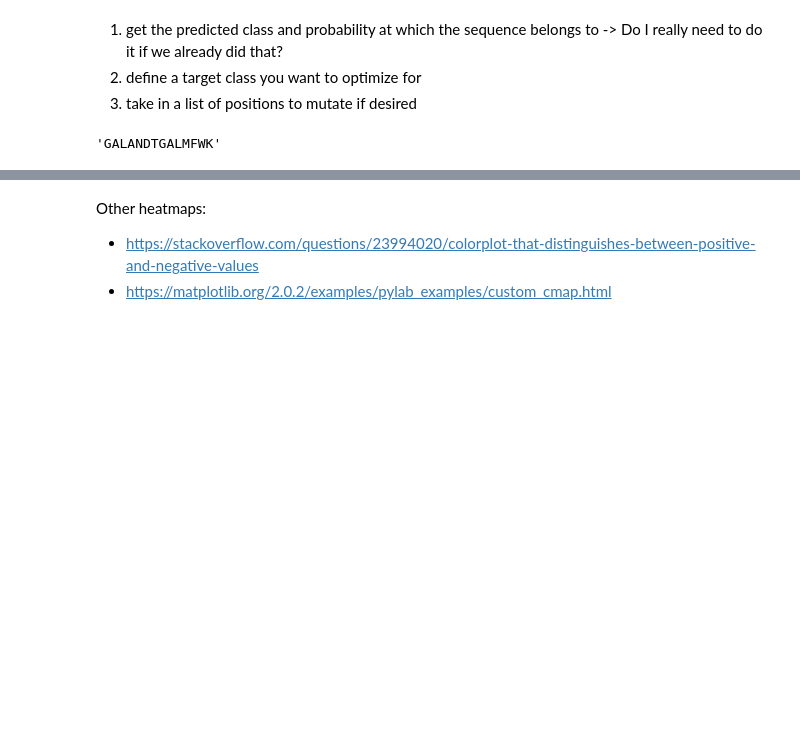
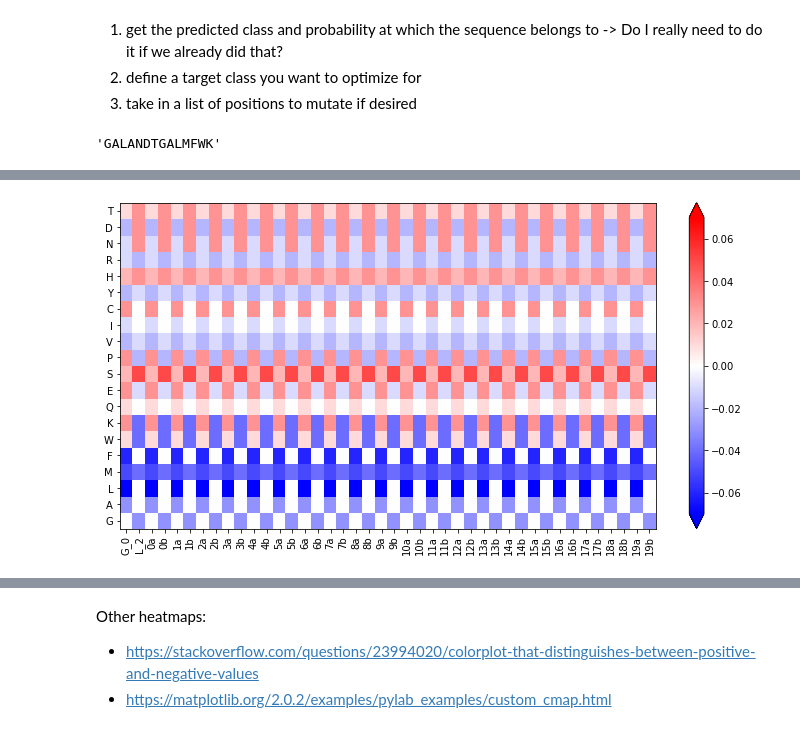
Before and after one commit to Lean-Mean-Protein-Machine-Learning/LMPM, a Jupyter notebook: notebooks/Improving_secretion_score.ipynb, the cells around one changed output, grey strips where cells are left out. Cells and saved outputs as stored; diff of their text form; code cells hidden in the pictures; blank space fills up the shorter version.

```diff
--- a/notebooks/Improving_secretion_score.ipynb
+++ b/notebooks/Improving_secretion_score.ipynb
@@ -158,0 +161,5 @@ dats-initial_score
+# %%
+data2 = dats.copy()
+for i in range(0,20):
+    data2[str(i)+'a'] = dats['G_0']
+    data2[str(i)+'b'] = dats['L_2']
@@ -158,0 +168,30 @@ dats-initial_score
+# %%
+# this one is functional!!
+def plot_optimization(mutated_scores, initial_score):
+
+    relative_sc = mutated_scores - initial_score
+    max_sc = np.max(np.abs(relative_sc.values))
+
+    fig, ax = plt.subplots(1, 1, figsize=(8*relative_sc.shape[1]/28,6))
+
+    pcm = ax.pcolormesh(mutated_scores.columns, mutated_scores.index,
+                        relative_sc.values, shading='nearest',
+                        norm=colors.Normalize(vmin=-max_sc, vmax=max_sc),
+                        cmap='bwr')
+    fig.colorbar(pcm, ax=ax, extend='both')
+    # ax.set_xticklabels(labels, rotation=45, ha='right')
+    # ax.set_xticklabels(ax.get_xticks(), rotation=90)
+    ax.set_xticklabels(mutated_scores.columns, rotation=90)
+
+    # to try to remove warning
+#     ticks_loc = mutated_scores.columns.tolist()
+#     ax.xaxis.set_major_locator(mticker.FixedLocator(ticks_loc))
+#     ax.set_xticklabels([x for x in ticks_loc])
+
+
+    plt.show()
+    return None
+# %%
+plot_optimization(data2, initial_score)
+# %% [output]
+[figure, added]
```
Also changed, not shown: parts of 29 cells of this notebook, 5 other files.
